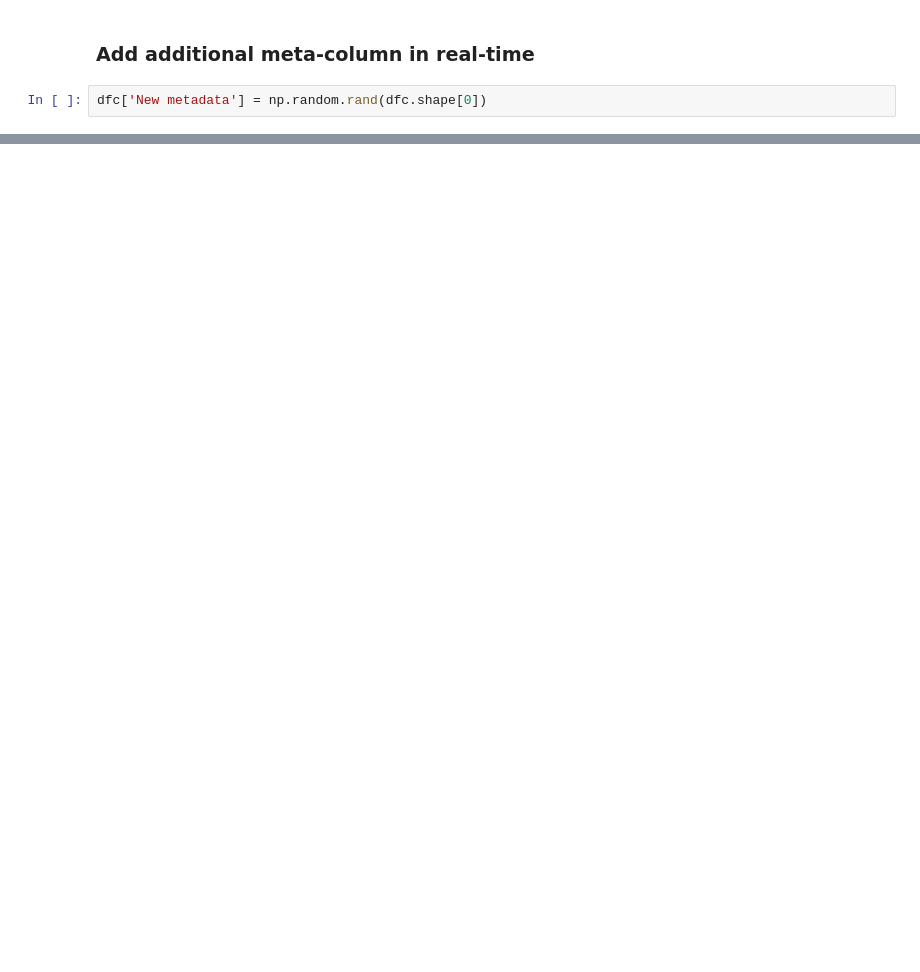
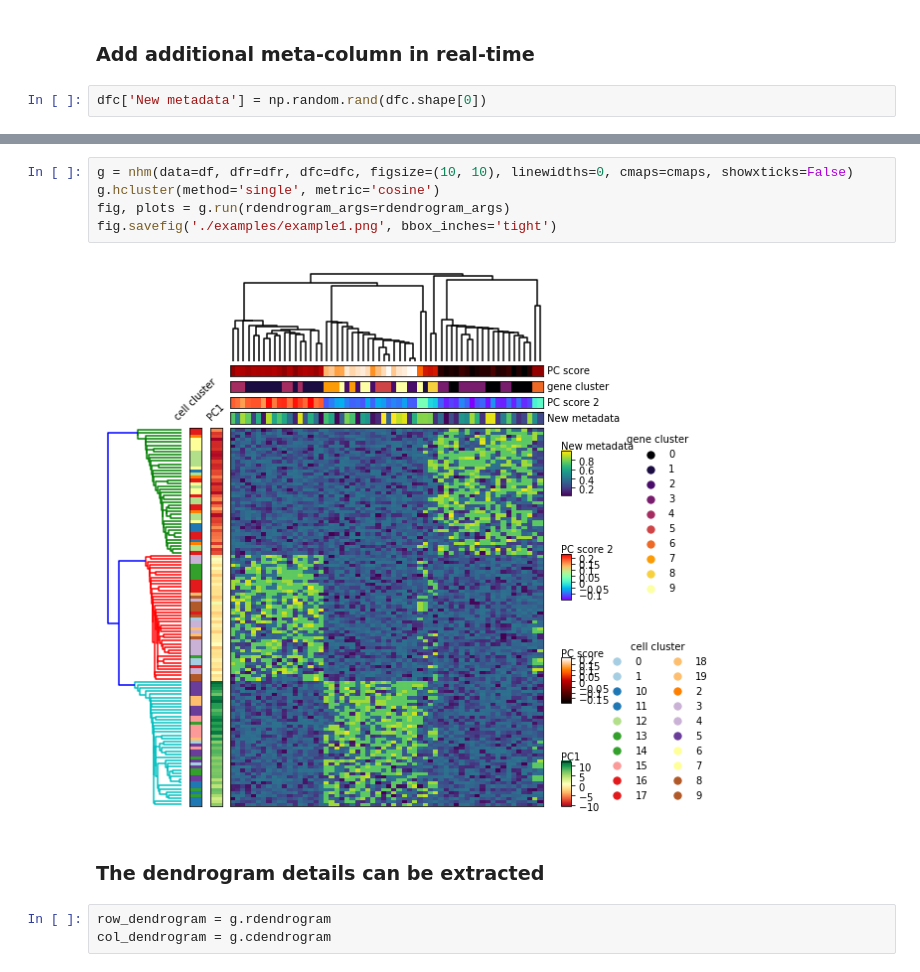
Before and after one commit to xuesoso/nheatmap, a Jupyter notebook: tutorial.ipynb, the cells around one changed output, grey strips where cells are left out. Cells and saved outputs as stored; diff of their text form; blank space fills up the shorter version.

```diff
--- a/tutorial.ipynb
+++ b/tutorial.ipynb
@@ -111,0 +108,12 @@ fig, plots = g.run()
+# %%
+g = nhm(data=df, dfr=dfr, dfc=dfc, figsize=(10, 10), linewidths=0, cmaps=cmaps, showxticks=False)
+g.hcluster(method='single', metric='cosine')
+fig, plots = g.run(rdendrogram_args=rdendrogram_args)
+fig.savefig('./examples/example1.png', bbox_inches='tight')
+# %% [output]
+[figure, added]
+# %% [markdown]
+### The dendrogram details can be extracted
+# %%
+row_dendrogram = g.rdendrogram
+col_dendrogram = g.cdendrogram
```
Also changed, not shown: parts of 13 cells of this notebook, 5 other files.
